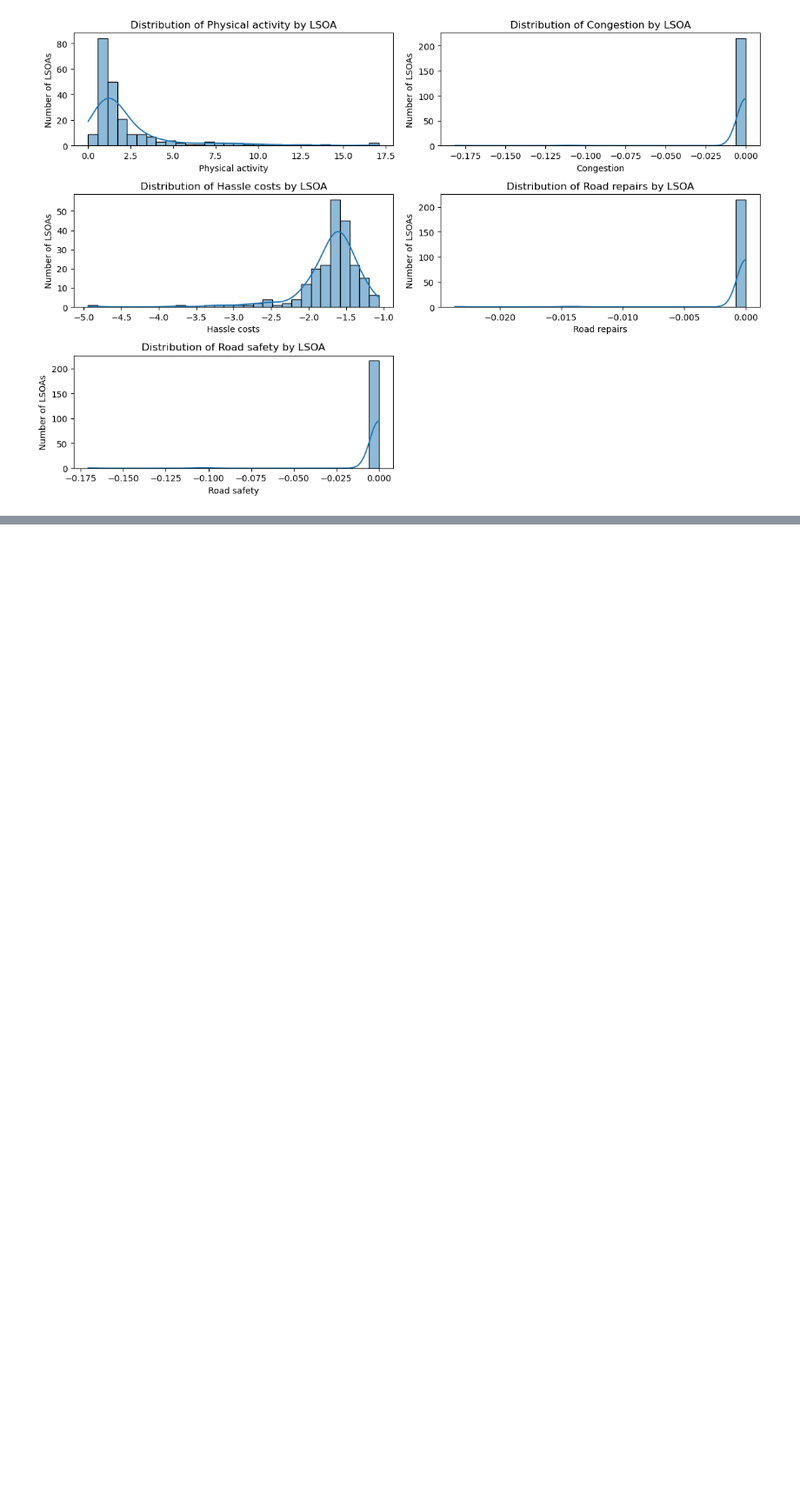
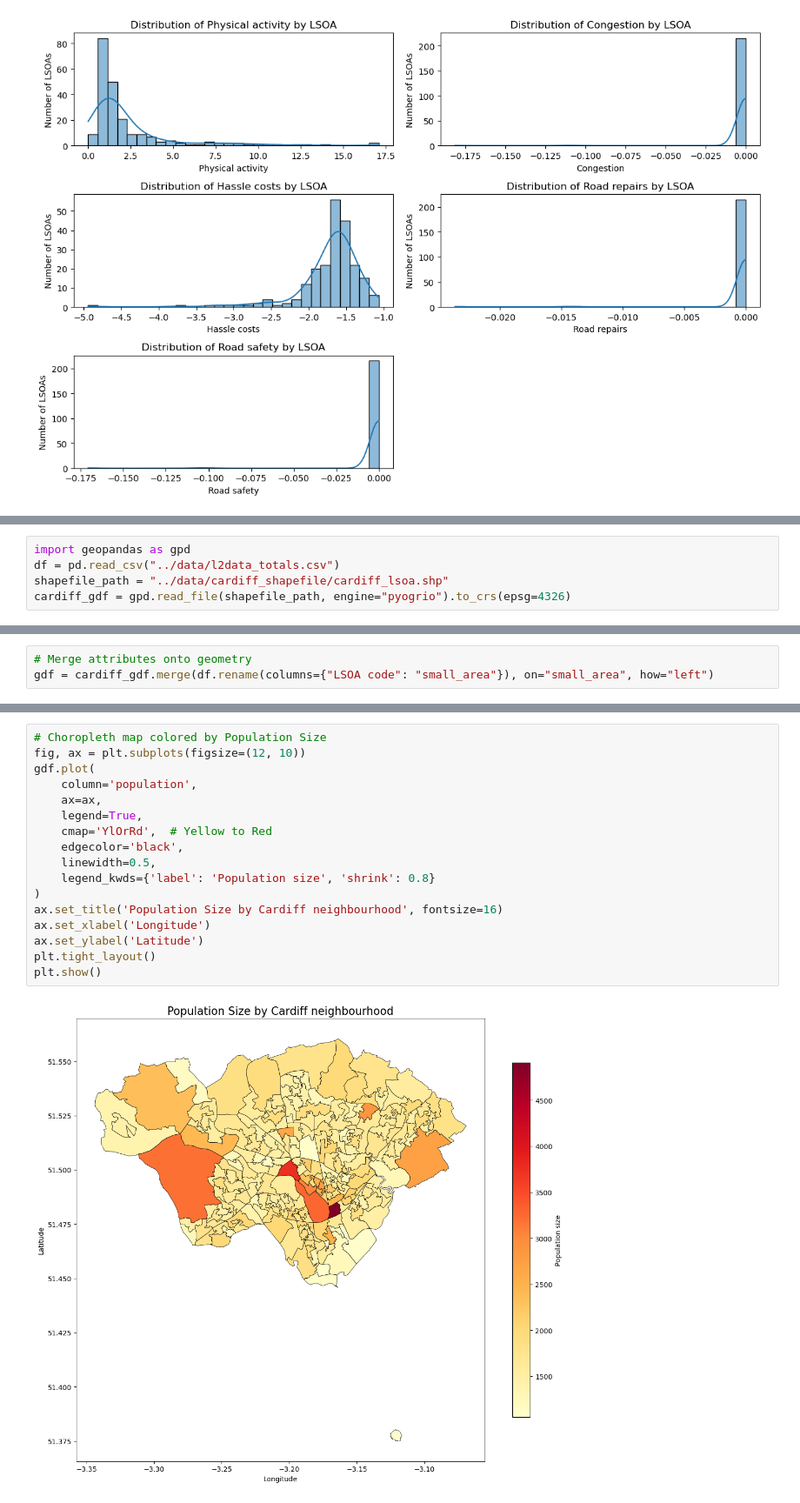
Before and after one commit to AuraFrizzati/VizElves2025, a Jupyter notebook: python_code/Explore_Level2_data.ipynb, the cells around one changed output, grey strips where cells are left out. Shown: that part at 87% size. Saved outputs shown, nothing was run; the diff lists cells and outputs as text; blank space fills up the shorter version.

```diff
--- a/python_code/Explore_Level2_data.ipynb
+++ b/python_code/Explore_Level2_data.ipynb
@@ -460,0 +463,5 @@ plt.show()
+# %%
+import geopandas as gpd
+df = pd.read_csv("../data/l2data_totals.csv")
+shapefile_path = "../data/cardiff_shapefile/cardiff_lsoa.shp"
+cardiff_gdf = gpd.read_file(shapefile_path, engine="pyogrio").to_crs(epsg=4326)
@@ -460,0 +484,3 @@ plt.show()
+# %%
+# Merge attributes onto geometry
+gdf = cardiff_gdf.merge(df.rename(columns={"LSOA code": "small_area"}), on="small_area", how="left")
@@ -460,0 +503,19 @@ plt.show()
+# %%
+# Choropleth map colored by Population Size
+fig, ax = plt.subplots(figsize=(12, 10))
+gdf.plot(
+    column='population',
+    ax=ax,
+    legend=True,
+    cmap='YlOrRd',  # Yellow to Red
+    edgecolor='black',
+    linewidth=0.5,
+    legend_kwds={'label': 'Population size', 'shrink': 0.8}
+)
+ax.set_title('Population Size by Cardiff neighbourhood', fontsize=16)
+ax.set_xlabel('Longitude')
+ax.set_ylabel('Latitude')
+plt.tight_layout()
+plt.show()
+# %% [output]
+[figure, added]
```
Also changed, not shown: parts of 3 cells of this notebook, 2 other files.
